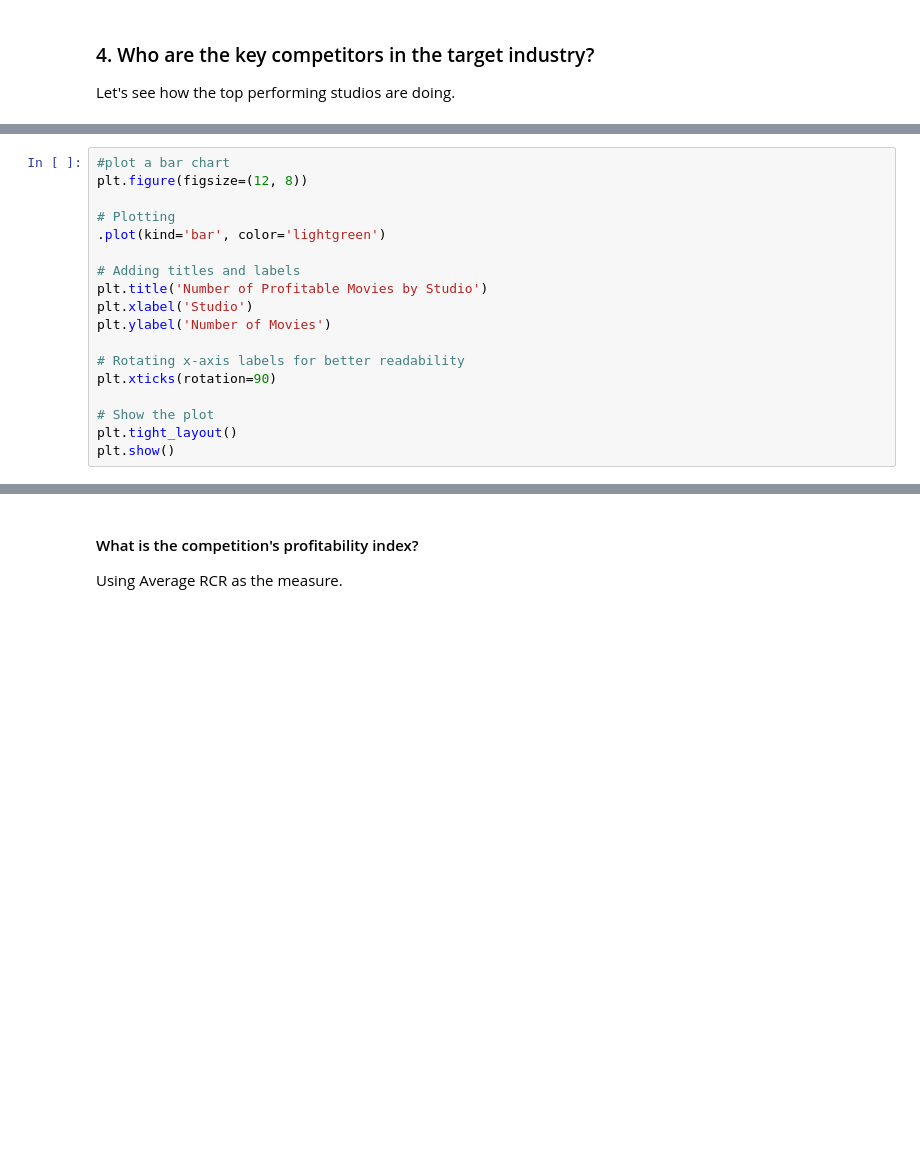
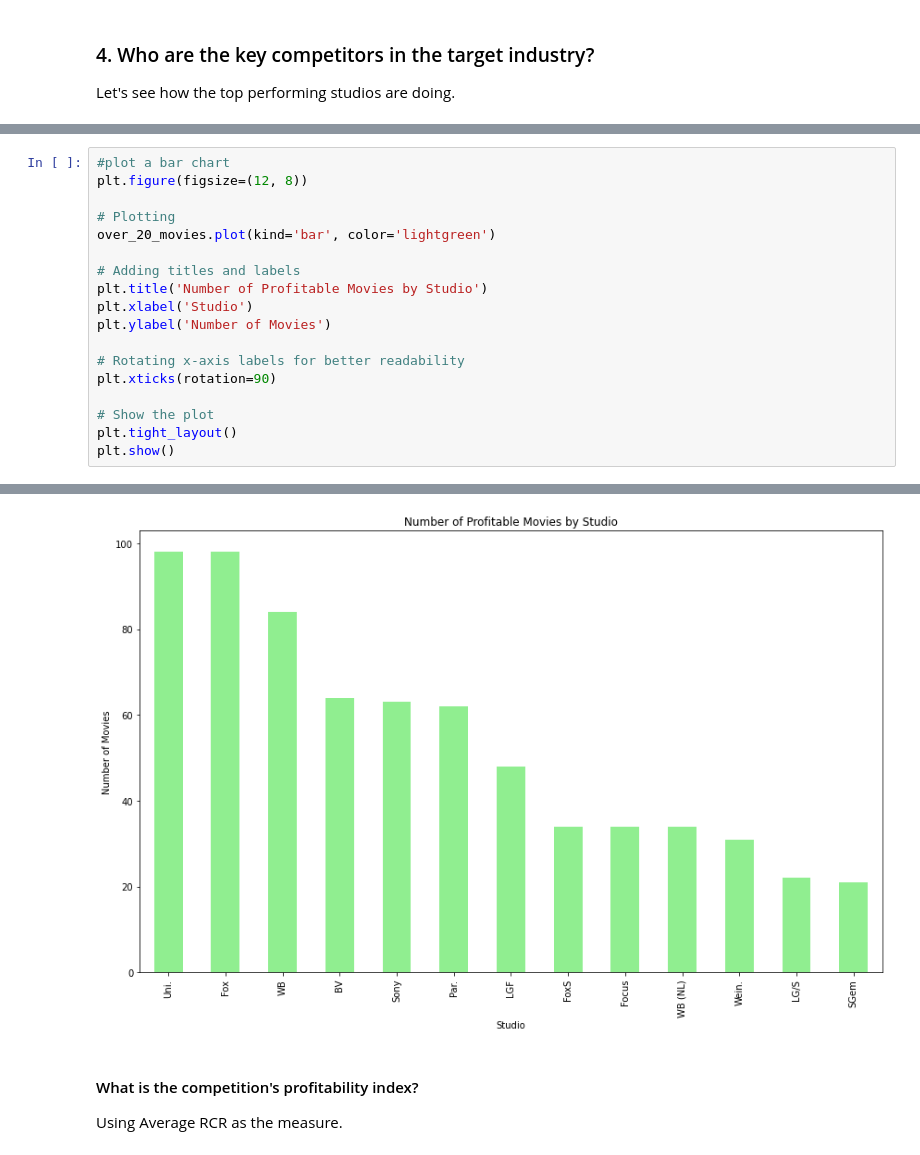
Before and after one commit to kaluma-67/Movie_Data_Analysis, a Jupyter notebook: student.ipynb, the cells around one changed output, grey strips where cells are left out. Saved outputs shown, nothing was run; the diff lists cells and outputs as text; blank space fills up the shorter version.

```diff
--- a/student.ipynb
+++ b/student.ipynb
@@ -562,7 +562,7 @@ Name: Studio, dtype: int64
 plt.figure(figsize=(12, 8))
 
 # Plotting
-.plot(kind='bar', color='lightgreen')
+over_20_movies.plot(kind='bar', color='lightgreen')
 
 # Adding titles and labels
 plt.title('Number of Profitable Movies by Studio')
@@ -580,3 +579,4 @@ SyntaxError: invalid syntax (<ipython-input-25-cb4f637925e3>, line 5)
+[figure, added]
 # %% [markdown]
 #### What is the competition's profitability index?
 Using Average RCR as the measure.
```
Also changed, not shown: parts of 2 cells of this notebook.
